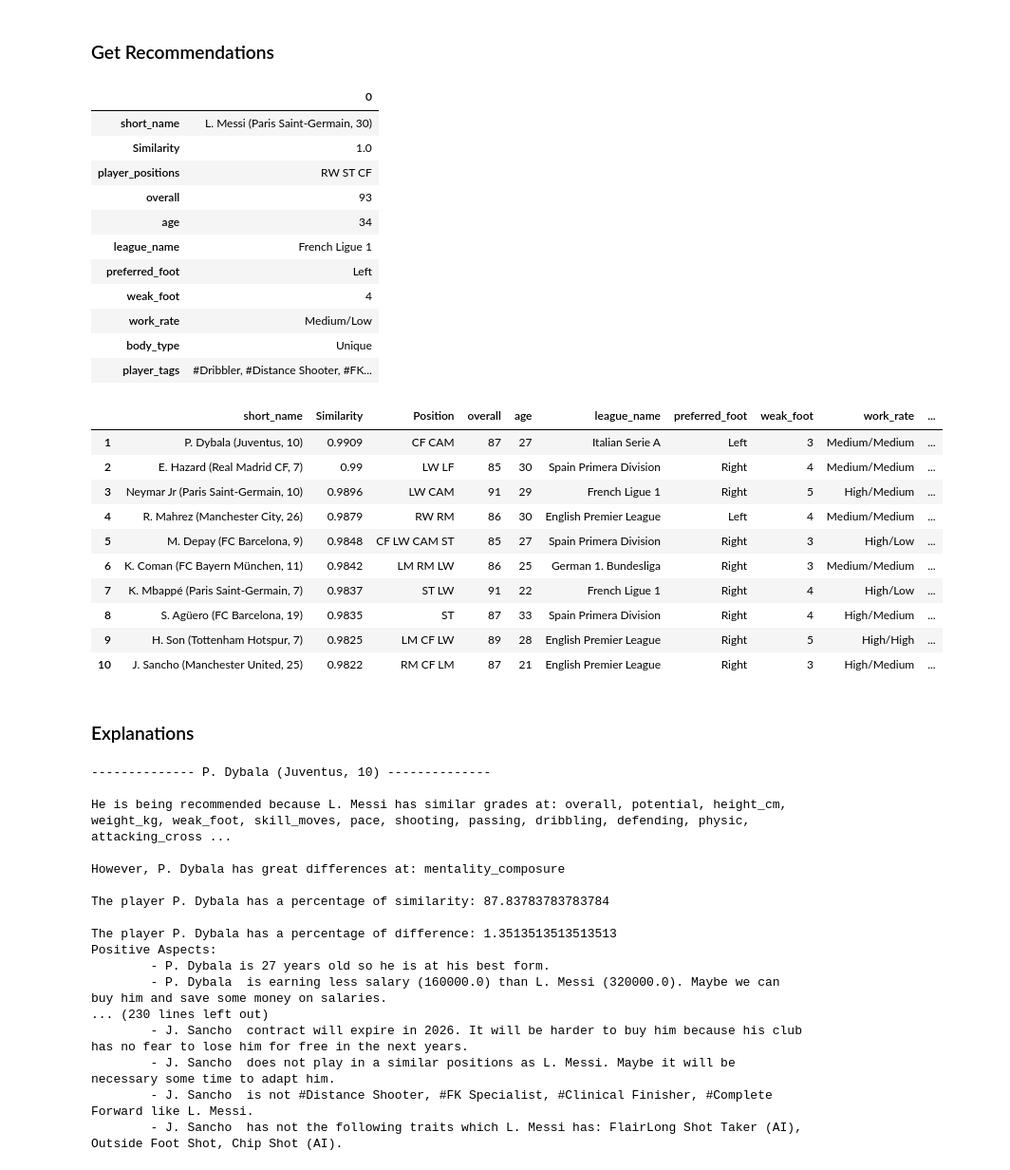
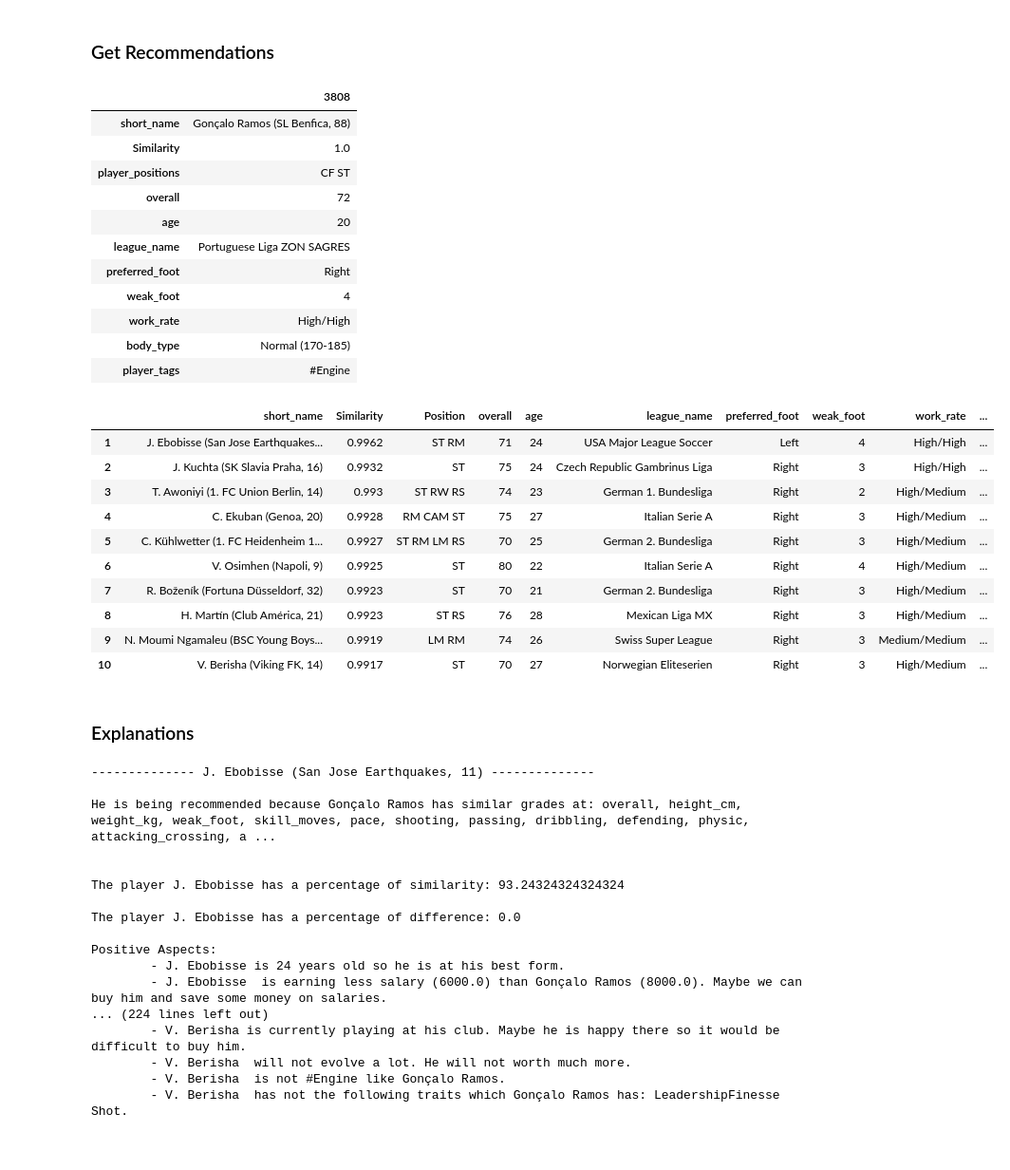
Before and after one commit to DMeneses01/IACH-project, a Jupyter notebook: code/recsys_football.ipynb, the cells around one changed output. Shown: that part at 95% size. Drawn from its saved outputs; the diff is of its cells as text; code cells hidden in the pictures.

```diff
--- a/code/recsys_football.ipynb
+++ b/code/recsys_football.ipynb
@@ -283,9 +283,9 @@ def normalize(array):
 
 # player-similarities hash table
 engine = {}
-for query in tqdm(newID[0:100]):
+for query in tqdm(newID[0:5772]):
     metric = []
-    for player in newID[0:100]:
+    for player in newID[0:5772]:
         value = similarity(query, player)
         metric.append(value)
     metric = normalize(metric)
@@ -405,10 +405,10 @@ Now, tell us which player you want to compare:
 # %%
 def getRecommendations(metric, age, foot, workrate, league, count=10):
 
-    df_res = dataFrame.iloc[0:100, [0, 2, 3, 7, 12, 19, 20, 23, 24, 26]].copy()
+    df_res = dataFrame.iloc[0:5772, [0, 2, 3, 7, 12, 19, 20, 23, 24, 26]].copy()
 
     list_player_ID = list(player_ID.keys())
-    list_player_ID = list_player_ID[0:100]
+    list_player_ID = list_player_ID[0:5772]
     df_res['short_name'] = list_player_ID
     df_res.insert(1, 'Similarity', metric)
     df_res = df_res.sort_values(by=['Similarity'], ascending=False)
@@ -457,53 +457,53 @@ def getRecommendations(metric, age, foot, workrate, league, count=10):
         df_res = df_res[(df_res['work_rate']=="Medium/High") | (df_res['work_rate']=="High/High")]
     elif workrate == 'High/Low':
         df_res = df_res[(df_res['work_rate']=="High/Low") | (df_res['work_rate']=="High/Medium") | (df_res['work_rate']=="High/High")]
     elif workrate == 'High/Medium':
         df_res = df_res[(df_res['work_rate']=="High/Medium") | (df_res['work_rate']=="High/High")]
     elif workrate == 'High/High':
         df_res = df_res[(df_res['work_rate']=="High/High")]
 
     # returning the final result
     df_res = df_res.iloc[:count, :].reset_index(drop=True)
     df_res.index = df_res.index + 1
 
     df_res.rename(columns={'player_positions':'Position', 'player_traits':'Traits'}, inplace=True)
     return df_res
 
 query = name + " (" + team + ", " + number + ")"
 age_default = 'All'
 foot = 'All'
 league = 'All'
 workrate = 'All'
 tag = '#Distance Shooter'
 sims = engine[query]
 recoms = getRecommendations(sims, age_default, foot, workrate, league)
 # displaying result as a table
 display(recoms)
 #st.table(recoms)
 # %% [output]
-|  | 0 |
-| short_name | L. Messi (Paris Saint-Germain, 30) |
+|  | 3808 |
+| short_name | Gonçalo Ramos (SL Benfica, 88) |
 | Similarity | 1.0 |
-| player_positions | RW ST CF |
-| overall | 93 |
-| age | 34 |
-| league_name | French Ligue 1 |
-| preferred_foot | Left |
+| player_positions | CF ST |
+| overall | 72 |
+| age | 20 |
+| league_name | Portuguese Liga ZON SAGRES |
+| preferred_foot | Right |
 | weak_foot | 4 |
-| work_rate | Medium/Low |
-| body_type | Unique |
-| player_tags | #Dribbler, #Distance Shooter, #FK... |
+| work_rate | High/High |
+| body_type | Normal (170-185) |
+| player_tags | #Engine |
 |  | short_name | Similarity | Position | overall | age | league_name | preferred_foot | weak_foot | work_rate | ... |
-| 1 | P. Dybala (Juventus, 10) | 0.9909 | CF CAM | 87 | 27 | Italian Serie A | Left | 3 | Medium/Medium | ... |
-| 2 | E. Hazard (Real Madrid CF, 7) | 0.99 | LW LF | 85 | 30 | Spain Primera Division | Right | 4 | Medium/Medium | ... |
-| 3 | Neymar Jr (Paris Saint-Germain, 10) | 0.9896 | LW CAM | 91 | 29 | French Ligue 1 | Right | 5 | High/Medium | ... |
-| 4 | R. Mahrez (Manchester City, 26) | 0.9879 | RW RM | 86 | 30 | English Premier League | Left | 4 | Medium/Medium | ... |
-| 5 | M. Depay (FC Barcelona, 9) | 0.9848 | CF LW CAM ST | 85 | 27 | Spain Primera Division | Right | 3 | High/Low | ... |
-| 6 | K. Coman (FC Bayern München, 11) | 0.9842 | LM RM LW | 86 | 25 | German 1. Bundesliga | Right | 3 | Medium/Medium | ... |
-| 7 | K. Mbappé (Paris Saint-Germain, 7) | 0.9837 | ST LW | 91 | 22 | French Ligue 1 | Right | 4 | High/Low | ... |
-| 8 | S. Agüero (FC Barcelona, 19) | 0.9835 | ST | 87 | 33 | Spain Primera Division | Right | 4 | High/Medium | ... |
-| 9 | H. Son (Tottenham Hotspur, 7) | 0.9825 | LM CF LW | 89 | 28 | English Premier League | Right | 5 | High/High | ... |
-| 10 | J. Sancho (Manchester United, 25) | 0.9822 | RM CF LM | 87 | 21 | English Premier League | Right | 3 | High/Medium | ... |
+| 1 | J. Ebobisse (San Jose Earthquakes... | 0.9962 | ST RM | 71 | 24 | USA Major League Soccer | Left | 4 | High/High | ... |
+| 2 | J. Kuchta (SK Slavia Praha, 16) | 0.9932 | ST | 75 | 24 | Czech Republic Gambrinus Liga | Right | 3 | High/High | ... |
+| 3 | T. Awoniyi (1. FC Union Berlin, 14) | 0.993 | ST RW RS | 74 | 23 | German 1. Bundesliga | Right | 2 | High/Medium | ... |
+| 4 | C. Ekuban (Genoa, 20) | 0.9928 | RM CAM ST | 75 | 27 | Italian Serie A | Right | 3 | High/Medium | ... |
+| 5 | C. Kühlwetter (1. FC Heidenheim 1... | 0.9927 | ST RM LM RS | 70 | 25 | German 2. Bundesliga | Right | 3 | High/Medium | ... |
+| 6 | V. Osimhen (Napoli, 9) | 0.9925 | ST | 80 | 22 | Italian Serie A | Right | 4 | High/Medium | ... |
+| 7 | R. Boženík (Fortuna Düsseldorf, 32) | 0.9923 | ST | 70 | 21 | German 2. Bundesliga | Right | 3 | High/Medium | ... |
+| 8 | H. Martín (Club América, 21) | 0.9923 | ST RS | 76 | 28 | Mexican Liga MX | Right | 3 | High/Medium | ... |
+| 9 | N. Moumi Ngamaleu (BSC Young Boys... | 0.9919 | LM RM | 74 | 26 | Swiss Super League | Right | 3 | Medium/Medium | ... |
+| 10 | V. Berisha (Viking FK, 14) | 0.9917 | ST | 70 | 27 | Norwegian Eliteserien | Right | 3 | High/Medium | ... |
 # %% [markdown]
 ### Explanations
 # %%
@@ -534,7 +534,7 @@ for v in recoms.values:
 
     for s in stats:
 
-        if abs(stats[s].iloc[pos_compared].values[0] - stats[s].iloc[pos_x].values[0]) <= 9:
+        if abs(stats[s].iloc[pos_compared].values[0] - stats[s].iloc[pos_x].values[0]) <= 6:
             stats_equal += 1
             if stats_com_flag == 0:
                 stats_com += s
@@ -562,6 +562,7 @@ for v in recoms.values:
     print("The player " + x["short_name"].values[0] + " has a percentage of similarity: " + str((stats_equal/total_stats)*100))
     print("")
     print("The player " + x["short_name"].values[0] + " has a percentage of difference: " + str((stats_noEqual/total_stats)*100))
+    print("")
 
 
     club_pos = x["club_position"].values
@@ -770,20 +771,20 @@ for v in recoms.values:
 
     print("")
 # %% [output]
--------------- P. Dybala (Juventus, 10) --------------
+-------------- J. Ebobisse (San Jose Earthquakes, 11) --------------
 
-He is being recommended because L. Messi has similar grades at: overall, potential, height_cm, weight_kg, weak_foot, skill_moves, pace, shooting, passing, dribbling, defending, physic, attacking_cross ...
+He is being recommended because Gonçalo Ramos has similar grades at: overall, height_cm, weight_kg, weak_foot, skill_moves, pace, shooting, passing, dribbling, defending, physic, attacking_crossing, a ...
 
-However, P. Dybala has great differences at: mentality_composure
 
-The player P. Dybala has a percentage of similarity: 87.83783783783784
+The player J. Ebobisse has a percentage of similarity: 93.24324324324324
 
-The player P. Dybala has a percentage of difference: 1.3513513513513513
+The player J. Ebobisse has a percentage of difference: 0.0
+
 Positive Aspects:
-        - P. Dybala is 27 years old so he is at his best form.
-        - P. Dybala  is earning less salary (160000.0) than L. Messi (320000.0). Maybe we can buy him and save some money on salaries.
-... (230 lines left out)
-        - J. Sancho  contract will expire in 2026. It will be harder to buy him because his club has no fear to lose him for free in the next years.
-        - J. Sancho  does not play in a similar positions as L. Messi. Maybe it will be necessary some time to adapt him.
-        - J. Sancho  is not #Distance Shooter, #FK Specialist, #Clinical Finisher, #Complete Forward like L. Messi.
-        - J. Sancho  has not the following traits which L. Messi has: FlairLong Shot Taker (AI), Outside Foot Shot, Chip Shot (AI).
+        - J. Ebobisse is 24 years old so he is at his best form.
+        - J. Ebobisse  is earning less salary (6000.0) than Gonçalo Ramos (8000.0). Maybe we can buy him and save some money on salaries.
+... (224 lines left out)
+        - V. Berisha is currently playing at his club. Maybe he is happy there so it would be difficult to buy him.
+        - V. Berisha  will not evolve a lot. He will not worth much more.
+        - V. Berisha  is not #Engine like Gonçalo Ramos.
+        - V. Berisha  has not the following traits which Gonçalo Ramos has: LeadershipFinesse Shot.
```
Also changed, not shown: parts of 1 cell of this notebook, 1 other file.
